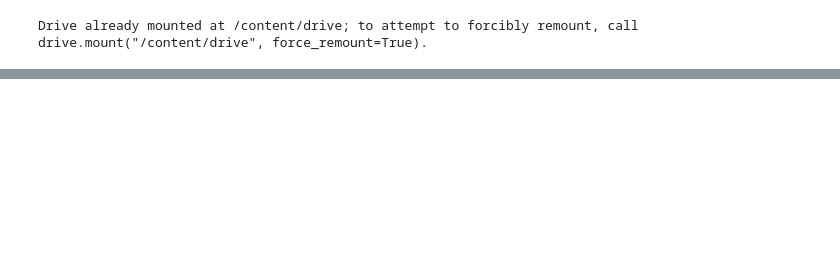
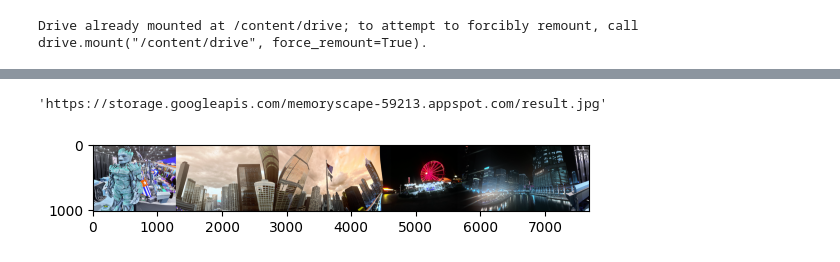
Before and after one commit to memoryscape/memoryscape-testing-colab, a Jupyter notebook: Memory_Scape.ipynb, the cells around one changed output, grey strips where cells are left out. Saved outputs shown, nothing was run; the diff lists cells and outputs as text; code cells hidden in the pictures; blank space fills up the shorter version.

Commit message:
All image functions done

```diff
--- a/Memory_Scape.ipynb
+++ b/Memory_Scape.ipynb
@@ -42,0 +118,40 @@ def stitchImage(size):
+# %%
+def blend_images(prompt):
+  # images = getImgList(True)
+  images = []
+  ct = 2428
+  for i in range(5):
+    im = cv2.imread("./drive/MyDrive/images/IMG_" + str(ct) + ".jpg")
+    im = cv2.resize(im, (1024, 1024))
+    images.append(im)
+    ct += 1
+  new_images = []
+  for i in range(len(images) - 1):
+    new_images.append(images[i])
+    split_img, split_msk = split_image(images[i], images[i + 1])
+    is_success, im_buf_arr = cv2.imencode(".png", split_img)
+    byte_img = im_buf_arr.tobytes()
+    is_success_m, im_buf_arr_m = cv2.imencode(".png", split_msk)
+    byte_img_m = im_buf_arr_m.tobytes()
+    l1 = infill(byte_img, byte_img_m, prompt)
+    nowIm = downloadImgFromURL(l1)
+    nowIm = nowIm[:,256:-256]
+    new_images.append(nowIm)
+
+  new_images.append(images[len(images) - 1])
+  sp_im, sp_msk = split_image(images[len(images) - 1], images[0])
+  is_success, im_buf_arr = cv2.imencode(".png", sp_im)
+  byte_img = im_buf_arr.tobytes()
+  is_success_m, im_buf_arr_m = cv2.imencode(".png", sp_msk)
+  byte_img_m = im_buf_arr_m.tobytes()
+  l1 = infill(byte_img, byte_img_m, prompt)
+  nowIm = downloadImgFromURL(l1)
+  nowIm = nowIm[:,256:-256]
+  new_images.append(nowIm)
+
+  return stitchImage(new_images, 5)
+# %%
+blend_images("Chicago good fun time")
+# %% [output]
+'https://storage.googleapis.com/memoryscape-59213.appspot.com/result.jpg'
+[figure, added]
```
Also changed, not shown: parts of 10 cells of this notebook.
